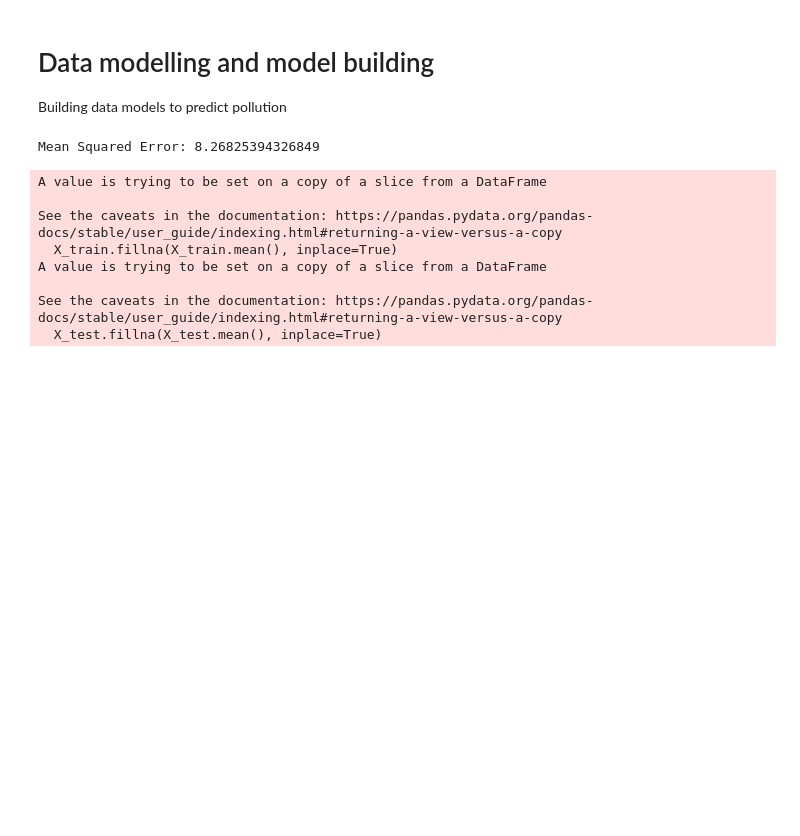
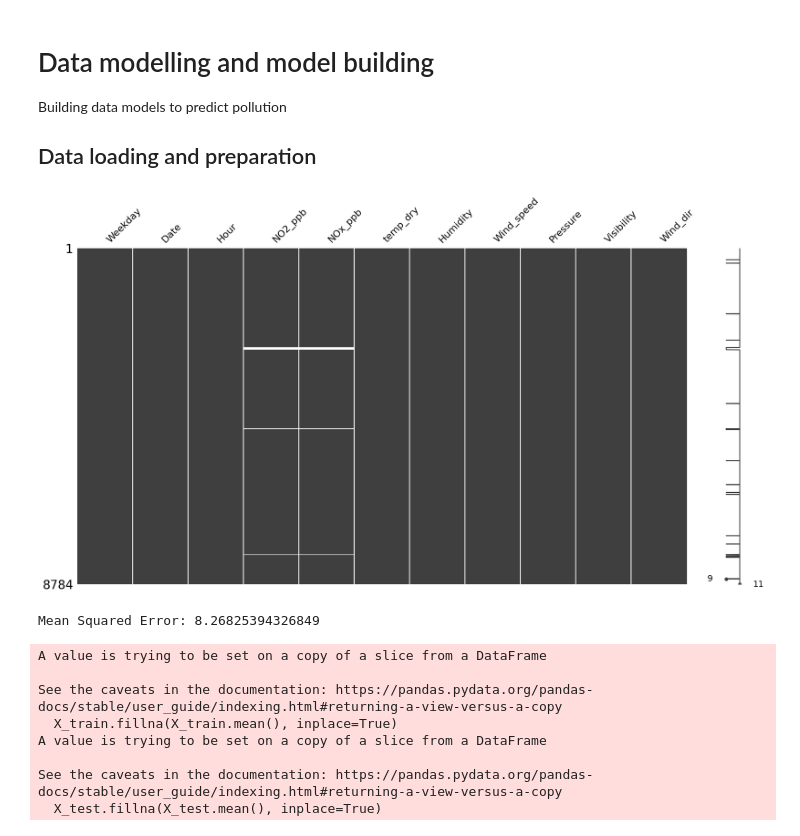
Before and after one commit to jonas1012/Laksegate, a Jupyter notebook: src/modelling_notebook.ipynb, the cells around one changed output. Drawn from its saved outputs; the diff is of its cells as text; code cells hidden in the pictures; blank space fills up the shorter version.

Commit message:
Adding a cell for data visuzliation

```diff
--- a/src/modelling_notebook.ipynb
+++ b/src/modelling_notebook.ipynb
@@ -2,6 +2,21 @@
 # Data modelling and model building
 
 Building data models to predict pollution
+
+## Data loading and preparation
+# %%
+import pandas as pd
+# Load the data
+data = pd.read_csv('../Combined data/combined_data_hourly_2020.csv')
+
+# Visualize the missing data
+import missingno as msno
+import matplotlib.pyplot as plt
+
+msno.matrix(data, figsize=(20, 10))
+plt.show()
+# %% [output]
+[figure, added]
 # %%
 import pandas as pd
 from sklearn.linear_model import LinearRegression    # Requires package scikit-learn
```
